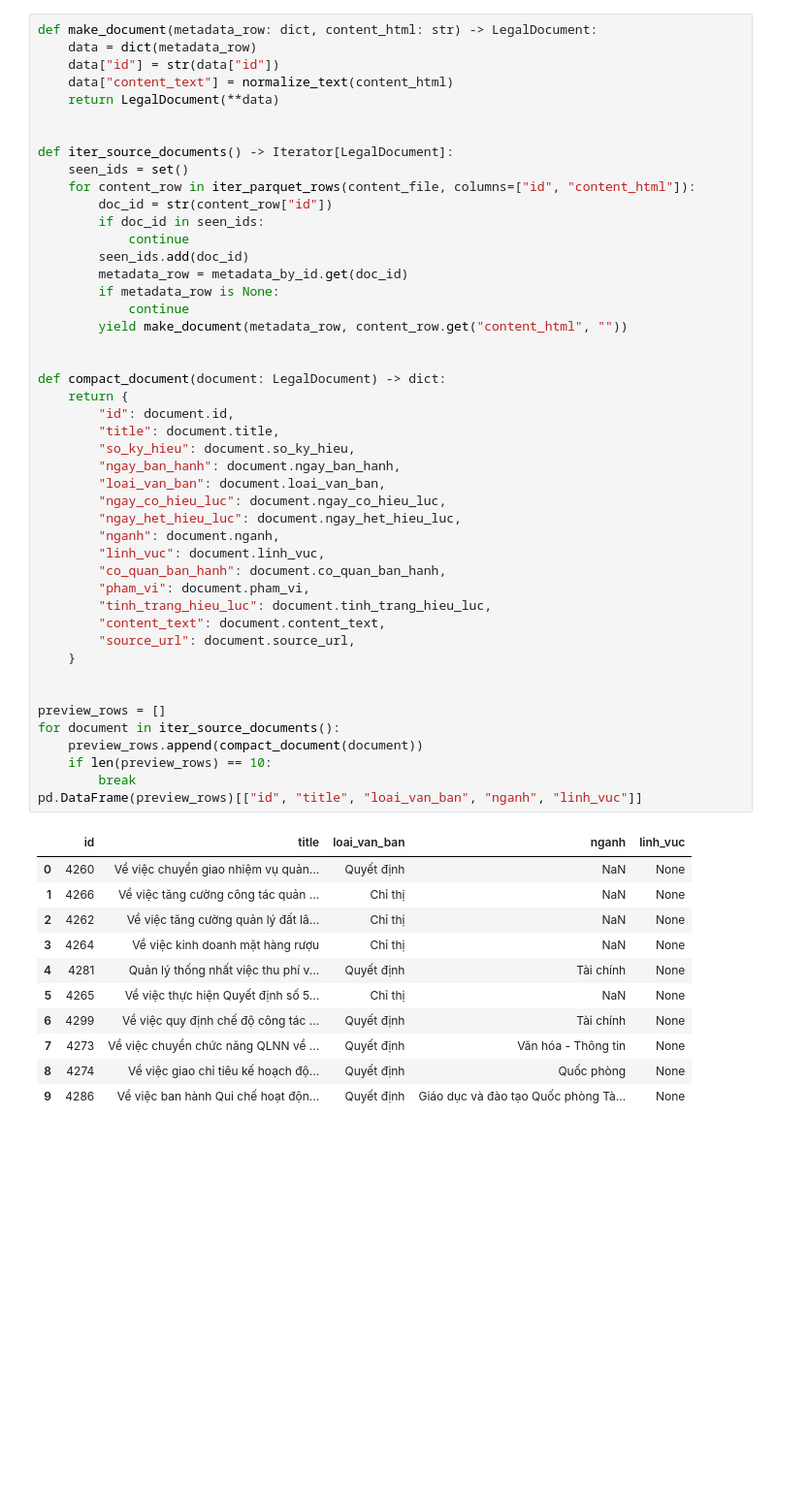
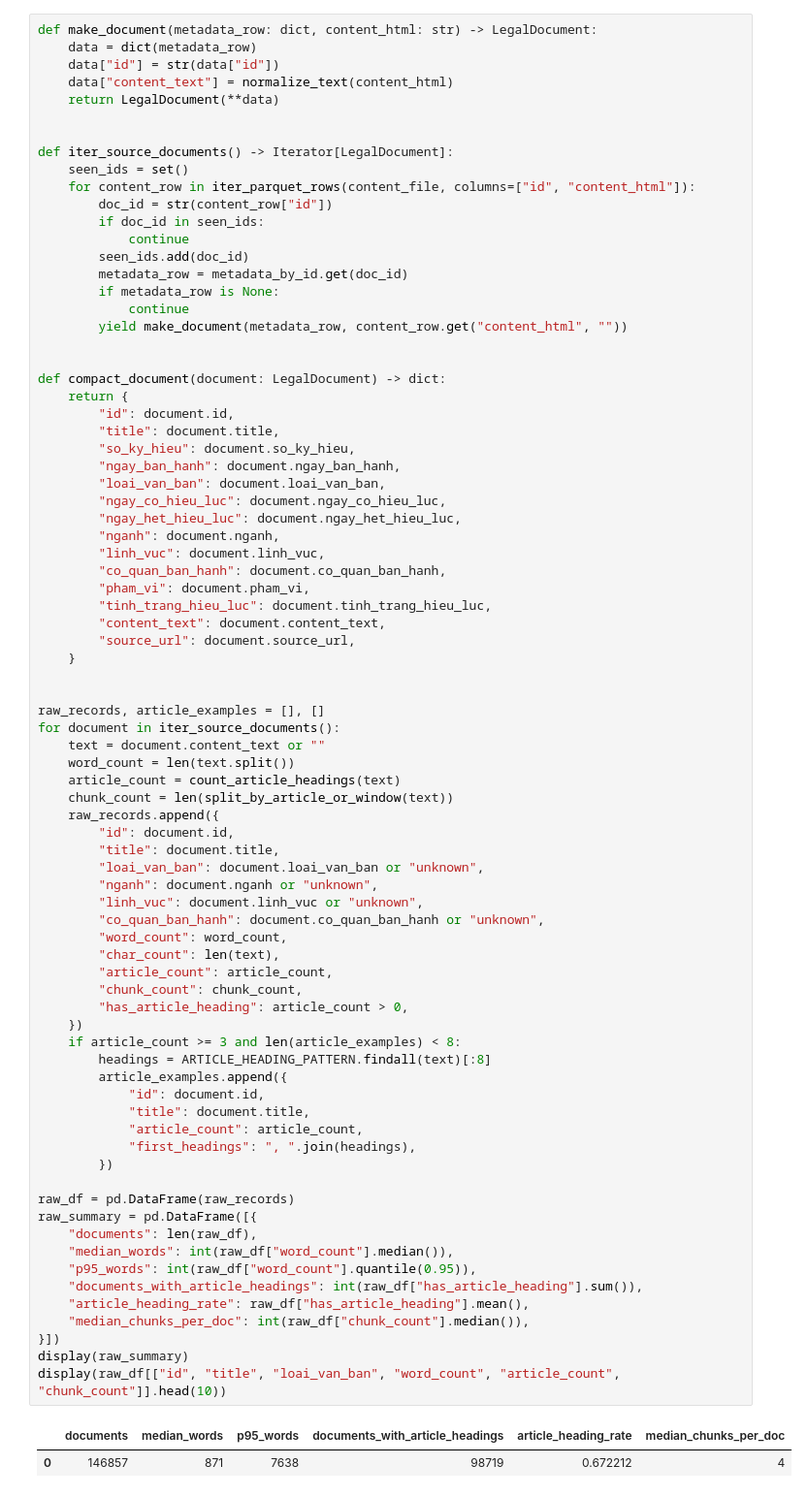
Before and after one commit to king14052004-crypto/vietnamese-legal-rag, a Jupyter notebook: notebooks/01_data_exploration.ipynb, the cells around one changed output. Shown at 97% size. Saved outputs shown, nothing was run; the diff lists cells and outputs as text; blank space fills up the shorter version.

```diff
--- a/notebooks/01_data_exploration.ipynb
+++ b/notebooks/01_data_exploration.ipynb
@@ -83,46 +238,70 @@ def iter_source_documents() -> Iterator[LegalDocument]:
         if doc_id in seen_ids:
             continue
         seen_ids.add(doc_id)
         metadata_row = metadata_by_id.get(doc_id)
         if metadata_row is None:
             continue
         yield make_document(metadata_row, content_row.get("content_html", ""))
 
 
 def compact_document(document: LegalDocument) -> dict:
     return {
         "id": document.id,
         "title": document.title,
         "so_ky_hieu": document.so_ky_hieu,
         "ngay_ban_hanh": document.ngay_ban_hanh,
         "loai_van_ban": document.loai_van_ban,
         "ngay_co_hieu_luc": document.ngay_co_hieu_luc,
         "ngay_het_hieu_luc": document.ngay_het_hieu_luc,
         "nganh": document.nganh,
         "linh_vuc": document.linh_vuc,
         "co_quan_ban_hanh": document.co_quan_ban_hanh,
         "pham_vi": document.pham_vi,
         "tinh_trang_hieu_luc": document.tinh_trang_hieu_luc,
         "content_text": document.content_text,
         "source_url": document.source_url,
     }
 
 
-preview_rows = []
+raw_records, article_examples = [], []
 for document in iter_source_documents():
-    preview_rows.append(compact_document(document))
-    if len(preview_rows) == 10:
-        break
-pd.DataFrame(preview_rows)[["id", "title", "loai_van_ban", "nganh", "linh_vuc"]]
+    text = document.content_text or ""
+    word_count = len(text.split())
+    article_count = count_article_headings(text)
+    chunk_count = len(split_by_article_or_window(text))
+    raw_records.append({
+        "id": document.id,
+        "title": document.title,
+        "loai_van_ban": document.loai_van_ban or "unknown",
+        "nganh": document.nganh or "unknown",
+        "linh_vuc": document.linh_vuc or "unknown",
+        "co_quan_ban_hanh": document.co_quan_ban_hanh or "unknown",
+        "word_count": word_count,
+        "char_count": len(text),
+        "article_count": article_count,
+        "chunk_count": chunk_count,
+        "has_article_heading": article_count > 0,
+    })
+    if article_count >= 3 and len(article_examples) < 8:
+        headings = ARTICLE_HEADING_PATTERN.findall(text)[:8]
+        article_examples.append({
+            "id": document.id,
+            "title": document.title,
+            "article_count": article_count,
+            "first_headings": ", ".join(headings),
+        })
+
+raw_df = pd.DataFrame(raw_records)
+raw_summary = pd.DataFrame([{
+    "documents": len(raw_df),
+    "median_words": int(raw_df["word_count"].median()),
+    "p95_words": int(raw_df["word_count"].quantile(0.95)),
+    "documents_with_article_headings": int(raw_df["has_article_heading"].sum()),
+    "article_heading_rate": raw_df["has_article_heading"].mean(),
+    "median_chunks_per_doc": int(raw_df["chunk_count"].median()),
+}])
+display(raw_summary)
+display(raw_df[["id", "title", "loai_van_ban", "word_count", "article_count", "chunk_count"]].head(10))
 # %% [output]
-|  | id | title | loai_van_ban | nganh | linh_vuc |
-| 0 | 4260 | Về việc chuyển giao nhiệm vụ quản... | Quyết định | NaN | None |
-| 1 | 4266 | Về việc tăng cường công tác quản ... | Chỉ thị | NaN | None |
-| 2 | 4262 | Về việc tăng cường quản lý đất lâ... | Chỉ thị | NaN | None |
-| 3 | 4264 | Về việc kinh doanh mặt hàng rượu | Chỉ thị | NaN | None |
-| 4 | 4281 | Quản lý thống nhất việc thu phí v... | Quyết định | Tài chính | None |
-| 5 | 4265 | Về việc thực hiện Quyết định số 5... | Chỉ thị | NaN | None |
-| 6 | 4299 | Về việc quy định chế độ công tác ... | Quyết định | Tài chính | None |
-| 7 | 4273 | Về việc chuyển chức năng QLNN về ... | Quyết định | Văn hóa - Thông tin | None |
-| 8 | 4274 | Về việc giao chỉ tiêu kế hoạch độ... | Quyết định | Quốc phòng | None |
-| 9 | 4286 | Về việc ban hành Qui chế hoạt độn... | Quyết định | Giáo dục và đào tạo Quốc phòng Tà... | None |
+|  | documents | median_words | p95_words | documents_with_article_headings | article_heading_rate | median_chunks_per_doc |
+| 0 | 146857 | 871 | 7638 | 98719 | 0.672212 | 4 |
```
Also changed, not shown: parts of 21 cells of this notebook, 21 other files.
